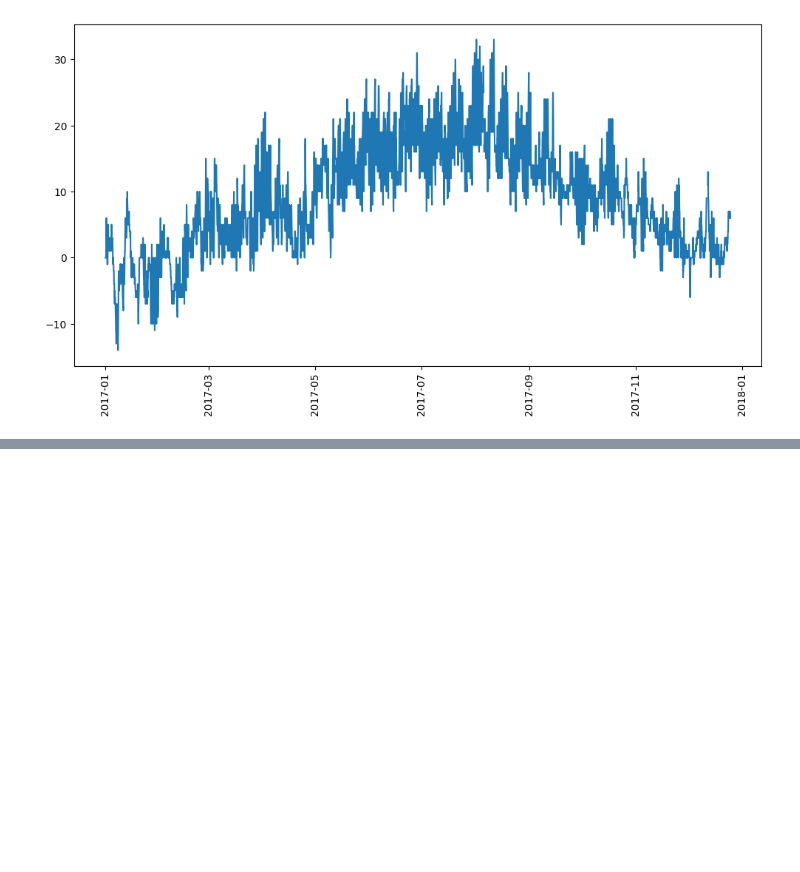
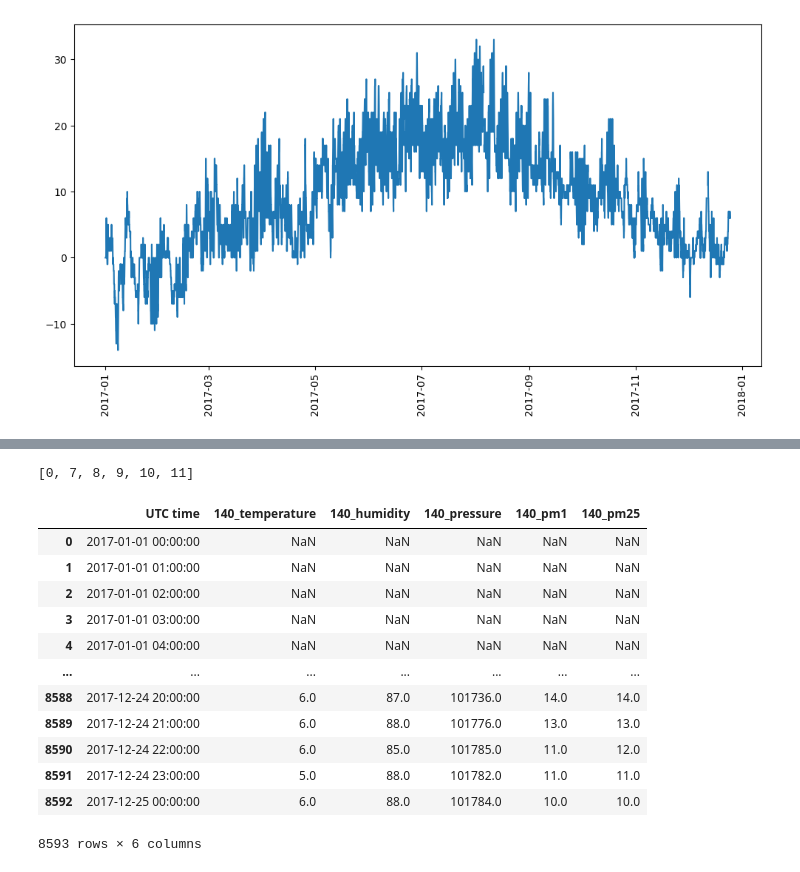
Before and after one commit to dan-ski/Air_quality, a Jupyter notebook: Air quality data preprocessing and analysis.ipynb, the cells around one changed output, grey strips where cells are left out. Saved outputs shown, nothing was run; the diff lists cells and outputs as text; code cells hidden in the pictures; blank space fills up the shorter version.

```diff
--- a/Air quality data preprocessing and analysis.ipynb
+++ b/Air quality data preprocessing and analysis.ipynb
@@ -192,0 +260,22 @@ plt.show()
+# %%
+column_list = [0]+(list(range(7, 12)))
+column_list
+# %% [output]
+[0, 7, 8, 9, 10, 11]
+# %%
+df_140 = df.iloc[:,column_list]
+df_140
+# %% [output]
+|  | UTC time | 140_temperature | 140_humidity | 140_pressure | 140_pm1 | 140_pm25 |
+| 0 | 2017-01-01 00:00:00 | NaN | NaN | NaN | NaN | NaN |
+| 1 | 2017-01-01 01:00:00 | NaN | NaN | NaN | NaN | NaN |
+| 2 | 2017-01-01 02:00:00 | NaN | NaN | NaN | NaN | NaN |
+| 3 | 2017-01-01 03:00:00 | NaN | NaN | NaN | NaN | NaN |
+| 4 | 2017-01-01 04:00:00 | NaN | NaN | NaN | NaN | NaN |
+| ... | ... | ... | ... | ... | ... | ... |
+| 8588 | 2017-12-24 20:00:00 | 6.0 | 87.0 | 101736.0 | 14.0 | 14.0 |
+| 8589 | 2017-12-24 21:00:00 | 6.0 | 88.0 | 101776.0 | 13.0 | 13.0 |
+| 8590 | 2017-12-24 22:00:00 | 6.0 | 85.0 | 101785.0 | 11.0 | 12.0 |
+| 8591 | 2017-12-24 23:00:00 | 5.0 | 88.0 | 101782.0 | 11.0 | 11.0 |
+| 8592 | 2017-12-25 00:00:00 | 6.0 | 88.0 | 101784.0 | 10.0 | 10.0 |
+8593 rows × 6 columns
```
Also changed, not shown: parts of 15 cells of this notebook, 1 other file.
